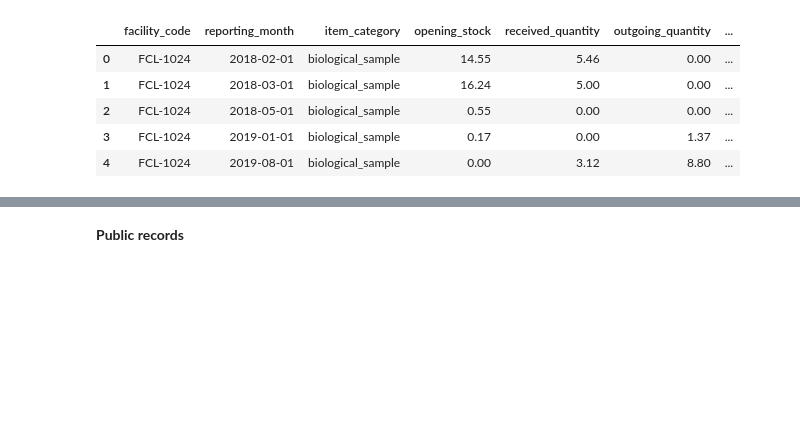
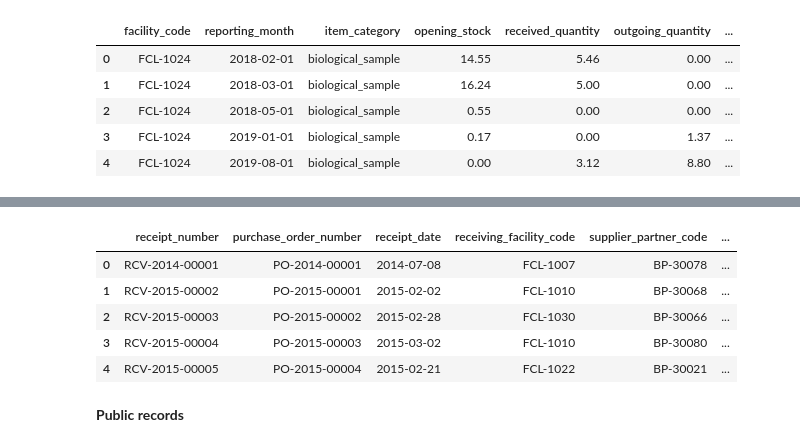
Before and after one commit to Sheik-info/20262027-UE-DataMining-Project, a Jupyter notebook: Base_notebook_to_complete.ipynb, the cells around one changed output, grey strips where cells are left out. Cells and saved outputs as stored; diff of their text form; code cells hidden in the pictures; blank space fills up the shorter version.

Commit message:
Nettoyage goods_receipts : conversion received_quantity, casse receipt_status, valeurs manquantes inspection_status

```diff
--- a/Base_notebook_to_complete.ipynb
+++ b/Base_notebook_to_complete.ipynb
@@ -442,0 +447,3 @@ df_invm.head()
+# %%
+df_rcv['received_quantity'] = nettoyer_colonne_numerique(df_rcv['received_quantity'])
+df_rcv['received_quantity'].describe()
@@ -442,0 +463,3 @@ df_invm.head()
+# %%
+df_rcv['receipt_status'] = df_rcv['receipt_status'].str.lower()
+df_rcv['receipt_status'].value_counts()
@@ -442,0 +474,3 @@ df_invm.head()
+# %%
+df_rcv['inspection_status'] = df_rcv['inspection_status'].fillna('non_renseigne')
+df_rcv['inspection_status'].value_counts()
@@ -443,3 +503,12 @@ df_invm.head()
+# %%
+df_rcv.head()
+# %% [output]
+|  | receipt_number | purchase_order_number | receipt_date | receiving_facility_code | supplier_partner_code | ... |
+| 0 | RCV-2014-00001 | PO-2014-00001 | 2014-07-08 | FCL-1007 | BP-30078 | ... |
+| 1 | RCV-2015-00002 | PO-2015-00001 | 2015-02-02 | FCL-1010 | BP-30068 | ... |
+| 2 | RCV-2015-00003 | PO-2015-00002 | 2015-02-28 | FCL-1030 | BP-30066 | ... |
+| 3 | RCV-2015-00004 | PO-2015-00003 | 2015-03-02 | FCL-1010 | BP-30080 | ... |
+| 4 | RCV-2015-00005 | PO-2015-00004 | 2015-02-21 | FCL-1022 | BP-30021 | ... |
 # %% [markdown]
 **Public records**
 # %%
```
Also changed, not shown: parts of 8 cells of this notebook.
